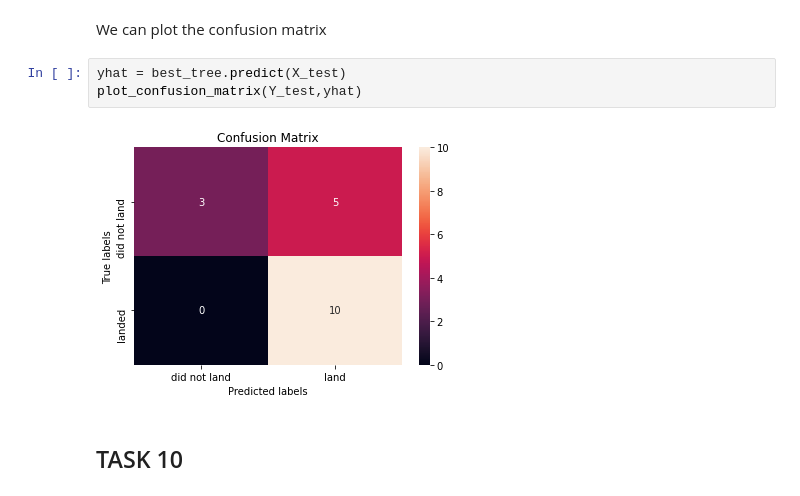
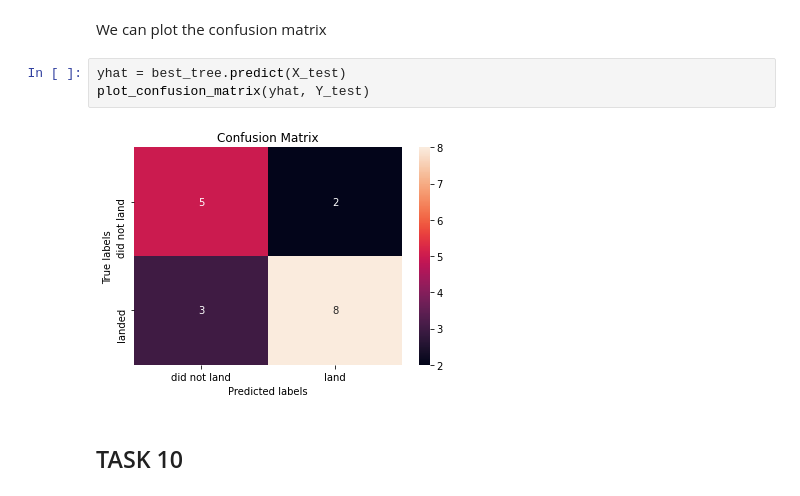
Before and after one commit to Kantarelis/IBM-Data-Science-Professional-Certificate, a Jupyter notebook: SpaceY-Machine_Learning_Prediction-Part5.ipynb, the cells around one changed output. Cells and saved outputs as stored; diff of their text form.

```diff
--- a/SpaceY-Machine_Learning_Prediction-Part5.ipynb
+++ b/SpaceY-Machine_Learning_Prediction-Part5.ipynb
@@ -321,9 +316,9 @@ tree_score
 We can plot the confusion matrix
 # %%
 yhat = best_tree.predict(X_test)
-plot_confusion_matrix(Y_test,yhat)
+plot_confusion_matrix(yhat, Y_test)
 # %% [output]
-[figure, old version]
+[figure, new version]
 # %% [markdown]
 ## TASK  10
 # %% [markdown]
```
Also changed, not shown: parts of 7 cells of this notebook.
